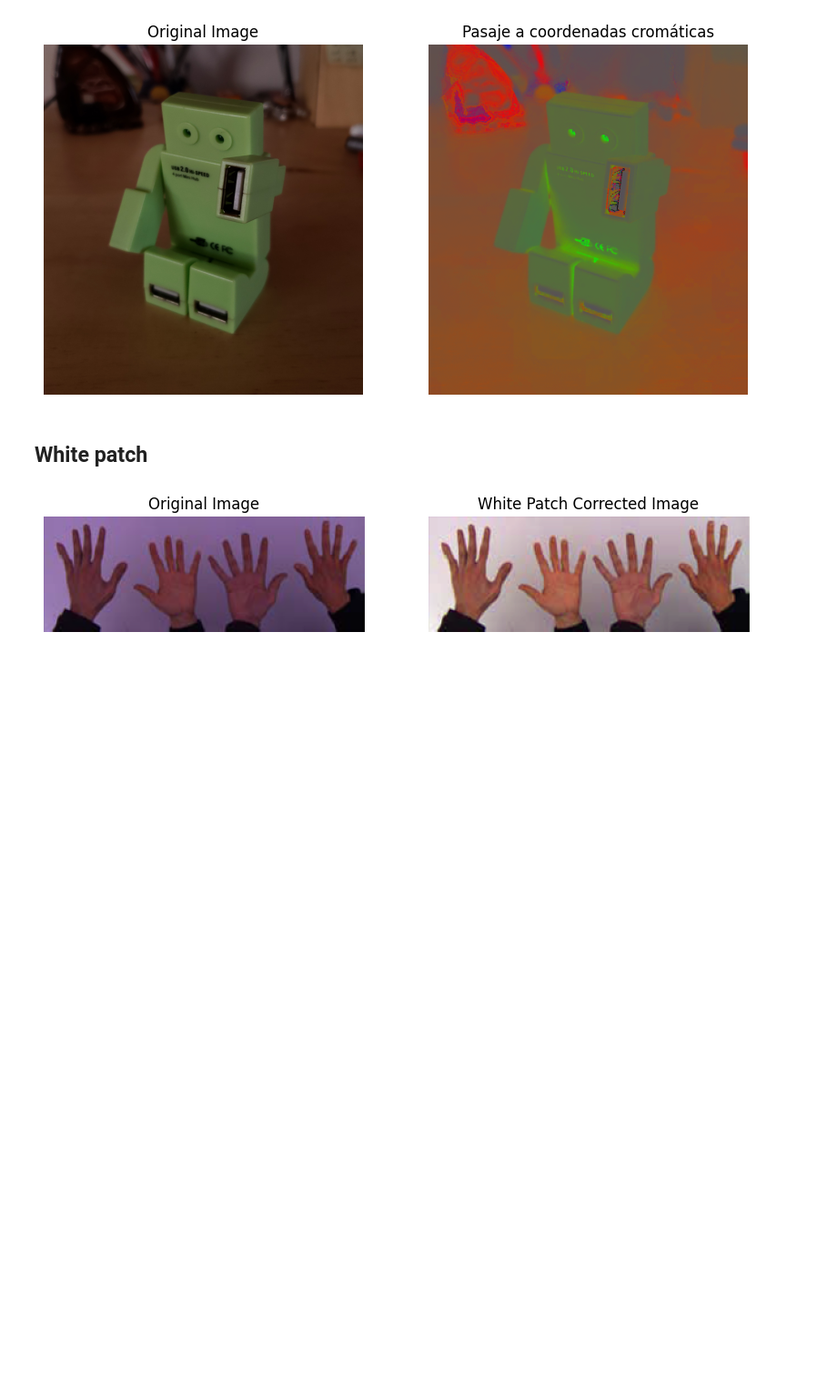
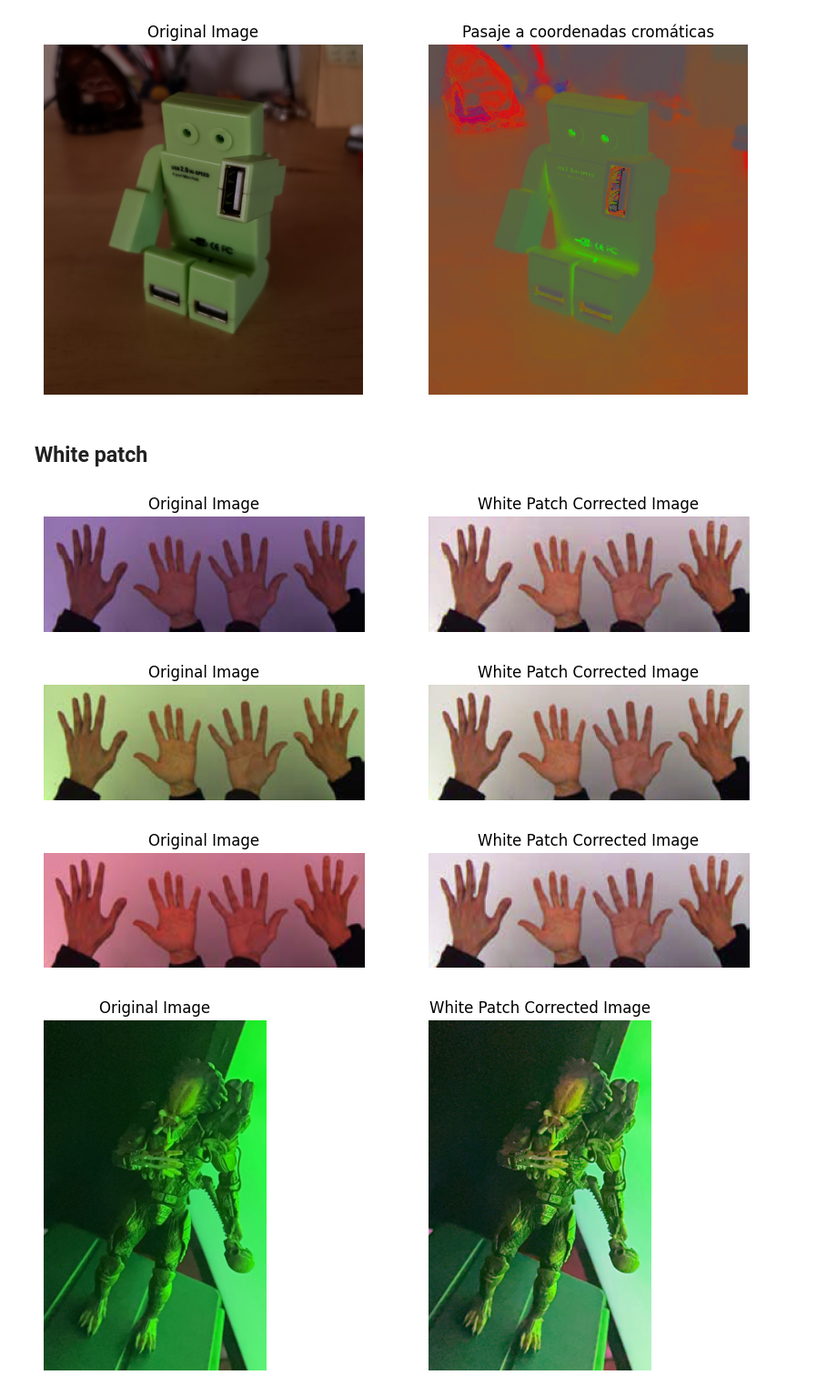
Before and after one commit to marianataglio/cv_tps, a Jupyter notebook: tp_1_parte1.ipynb, the cells around one changed output. Shown at 91% size. Cells and saved outputs as stored; diff of their text form; code cells hidden in the pictures; blank space fills up the shorter version.

```diff
--- a/tp_1_parte1.ipynb
+++ b/tp_1_parte1.ipynb
@@ -60,6 +60,8 @@ img_8 = cv.imread('./TP1/white_patch/wp_red.png')
 img_9 = cv.imread('./TP1/white_patch/wp_blue.jpg')
 img_10 = cv.imread('./TP1/white_patch/wp_green2.jpg')
 img_11 = cv.imread('./TP1/white_patch/wp_red2.jpg')
+# %%
+imagenes = [img_4, img_5, img_6, img_7, img_8, img_9, img_10, img_11]
 # %%
 def white_patch(image):
     image_float = image.astype(np.float32)
@@ -92,7 +94,11 @@ def plot_white_patch(image):
     plt.axis('off')
 
     plt.show()
-# %%
-plot_white_patch(img_4)
-# %% [output]
-[figure, removed]
+# %%
+for img in imagenes:
+    plot_white_patch(img)
+# %% [output]
+[figure, added]
+[figure, added]
+[figure, added]
+[figure, added]
```
Also changed, not shown: parts of 3 cells of this notebook.
